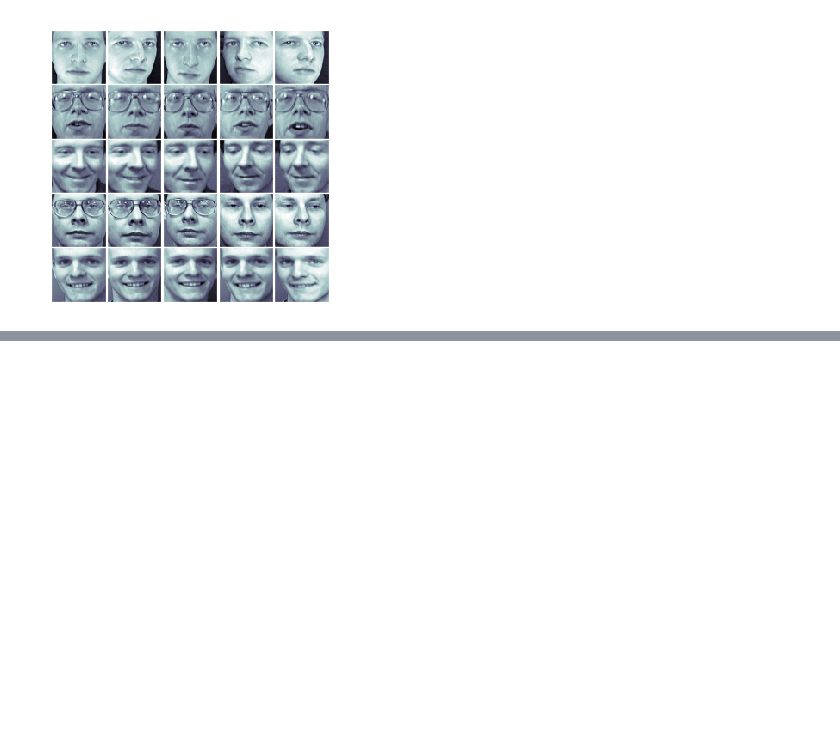
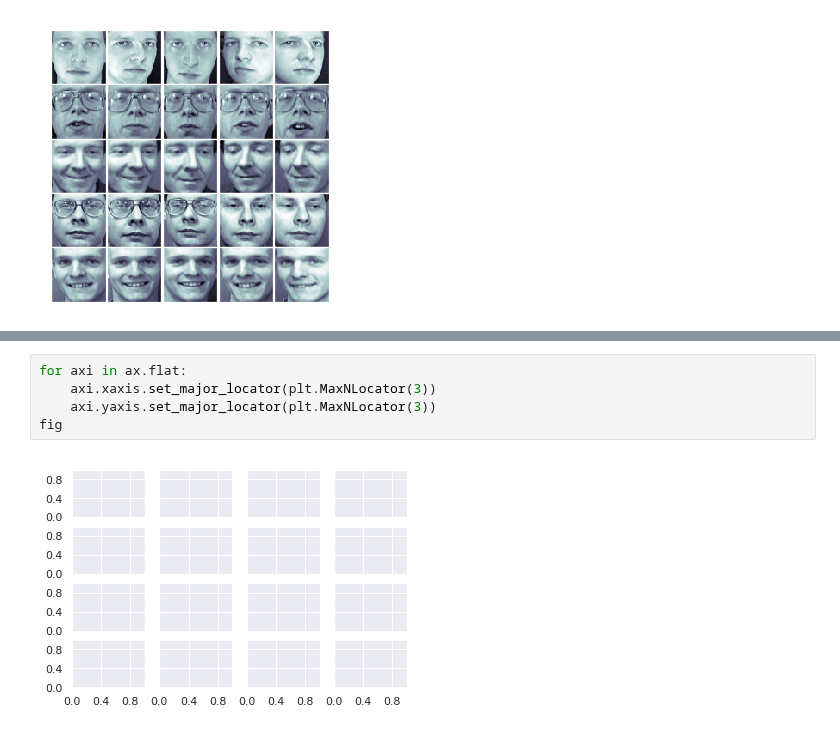
Before and after one commit to thimi0412/PythonDataScinence, a Jupyter notebook: matplotlib-pra/scale.ipynb, the cells around one changed output, grey strips where cells are left out. Saved outputs shown, nothing was run; the diff lists cells and outputs as text; blank space fills up the shorter version.

```diff
--- a/matplotlib-pra/scale.ipynb
+++ b/matplotlib-pra/scale.ipynb
@@ -46,0 +51,7 @@ for i in range(5):
+# %%
+for axi in ax.flat:
+    axi.xaxis.set_major_locator(plt.MaxNLocator(3))
+    axi.yaxis.set_major_locator(plt.MaxNLocator(3))
+fig
+# %% [output]
+[figure, added]
```
Also changed, not shown: parts of 7 cells of this notebook.
